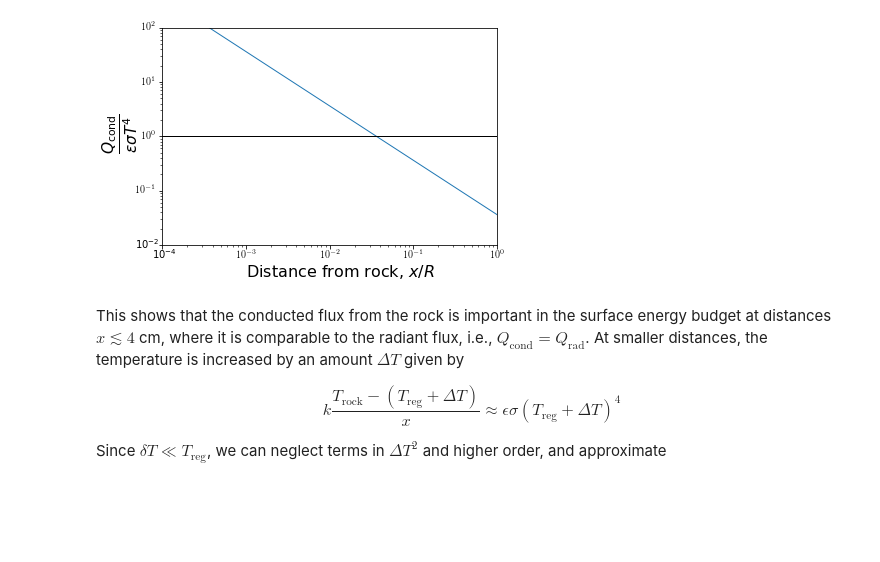
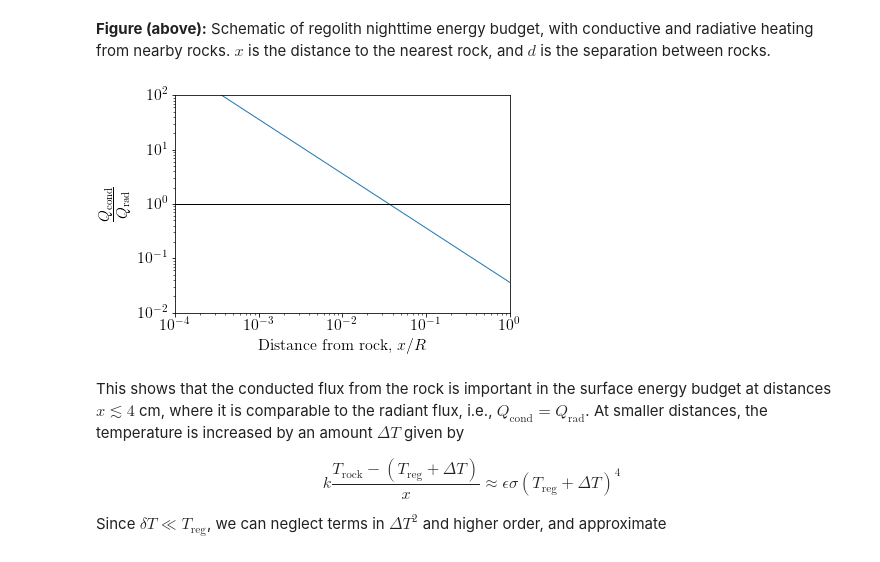
Before and after one commit to phayne/moon, a Jupyter notebook: Rock-Regolith-Temperatures.ipynb, the cells around one changed output. Saved outputs shown, nothing was run; the diff lists cells and outputs as text; code cells hidden in the pictures; blank space fills up the shorter version.

```diff
--- a/Rock-Regolith-Temperatures.ipynb
+++ b/Rock-Regolith-Temperatures.ipynb
@@ -30,3 +32,5 @@ To a first approximation, we model rock and regolith temperatures separately, as
+# %% [markdown]
+**Figure (above):** Schematic of regolith nighttime energy budget, with conductive and radiative heating from nearby rocks. $x$ is the distance to the nearest rock, and $d$ is the separation between rocks.
 # %%
 # Import Python libraries
 import numpy as np
@@ -57,17 +61,18 @@ xmax = x[np.argmin(np.abs(f))] # distance of equal fluxes [m]
 # %%
 # Plot ratio of conductive to radiative heat fluxes
 # When the ratio Q_cond/Q_rad ~ 1, conduction is no longer dominant
-plt.loglog(x/R,Q_cond/Q_rad, x/R,x*0+1,'-k',linewidth=1)
+plt.figure()
 font = {'family' : 'serif',
         'size'   : 16}
 matplotlib.rc('font', **font)
 matplotlib.rc('text', usetex=True)
+plt.loglog(x/R,Q_cond/Q_rad, x/R,x*0+1,'-k',linewidth=1)
 plt.xlabel('Distance from rock, $x/R$',fontsize=16)
-plt.ylabel(r'$\frac{Q_\mathrm{cond}}{\epsilon\sigma T^4}$',fontsize=22)
+plt.ylabel(r'$\frac{Q_\mathrm{cond}}{Q_\mathrm{rad}}$',fontsize=22)
 plt.axis([np.min(x),np.max(x),1e-2,1e2])
 plt.show()
 # %% [output]
-[figure, old version]
+[figure, new version]
 # %% [markdown]
 This shows that the conducted flux from the rock is important in the surface energy budget at distances $x \lesssim 4$ cm, where it is comparable to the radiant flux, i.e., $Q_\textrm{cond} = Q_\textrm{rad}$. At smaller distances, the temperature is increased by an amount $\Delta T$ given by
 
```
Also changed, not shown: parts of 7 cells of this notebook.
